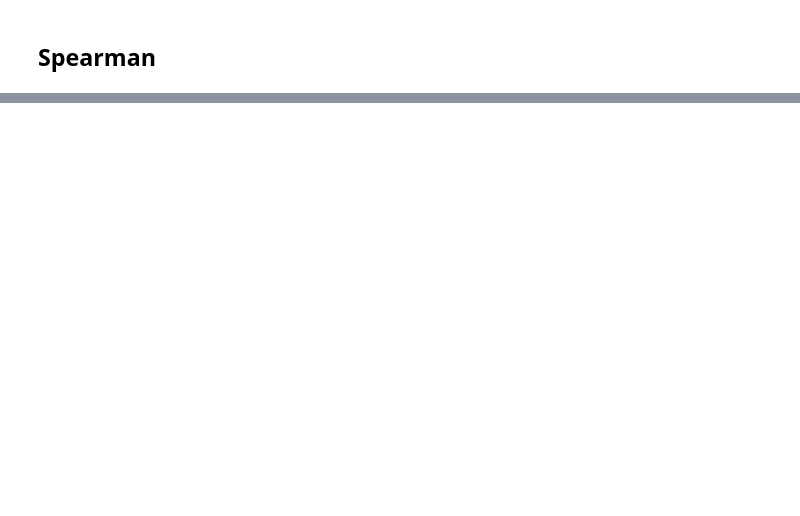
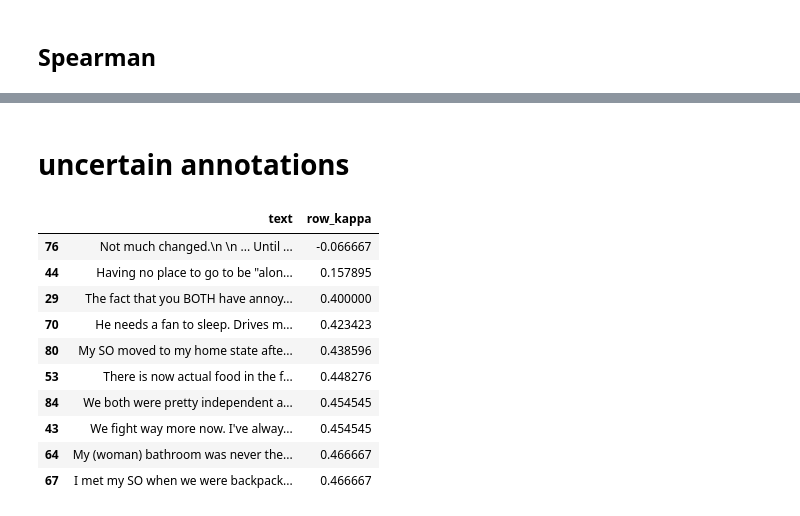
Before and after one commit to Stunkymonkey/emotion-analysis, a Jupyter notebook: excercise1/evaluation.ipynb, the cells around one changed output, grey strips where cells are left out. Cells and saved outputs as stored; diff of their text form; code cells hidden in the pictures; blank space fills up the shorter version.

Commit message:
[ex1 ]update k-score tables and added uncertain annotations

```diff
--- a/excercise1/evaluation.ipynb
+++ b/excercise1/evaluation.ipynb
@@ -114,0 +133,27 @@ for emotion in emotions:
+# %% [markdown]
+# uncertain annotations
+# %%
+def calculate_kappa(row):
+    formatted_codes = list()
+    for (i, emotion) in enumerate(emotions):
+        formatted_codes += [[1,i,row[emotion +"-Felix"]]] + [[2,i,row[emotion +"-Charlotta"]]]  + [[3,i,row[emotion +"-Max"]]]
+    #print(formatted_codes, "\n")
+    # data-input: (coder,item,label)
+    ratingtask = agreement.AnnotationTask(data=formatted_codes, distance=half_split)
+    return ratingtask.multi_kappa()
+
+df['row_kappa'] = df.apply(calculate_kappa, axis=1)
+# %%
+df.sort_values(by=['row_kappa'], ascending=True).iloc[:10][["text", "row_kappa"]]
+# %% [output]
+|  | text | row_kappa |
+| 76 | Not much changed.\n \n ... Until ... | -0.066667 |
+| 44 | Having no place to go to be "alon... | 0.157895 |
+| 29 | The fact that you BOTH have annoy... | 0.400000 |
+| 70 | He needs a fan to sleep. Drives m... | 0.423423 |
+| 80 | My SO moved to my home state afte... | 0.438596 |
+| 53 | There is now actual food in the f... | 0.448276 |
+| 84 | We both were pretty independent a... | 0.454545 |
+| 43 | We fight way more now. I've alway... | 0.454545 |
+| 64 | My (woman) bathroom was never the... | 0.466667 |
+| 67 | I met my SO when we were backpack... | 0.466667 |
```
Also changed, not shown: parts of 6 cells of this notebook, 3 other files.
